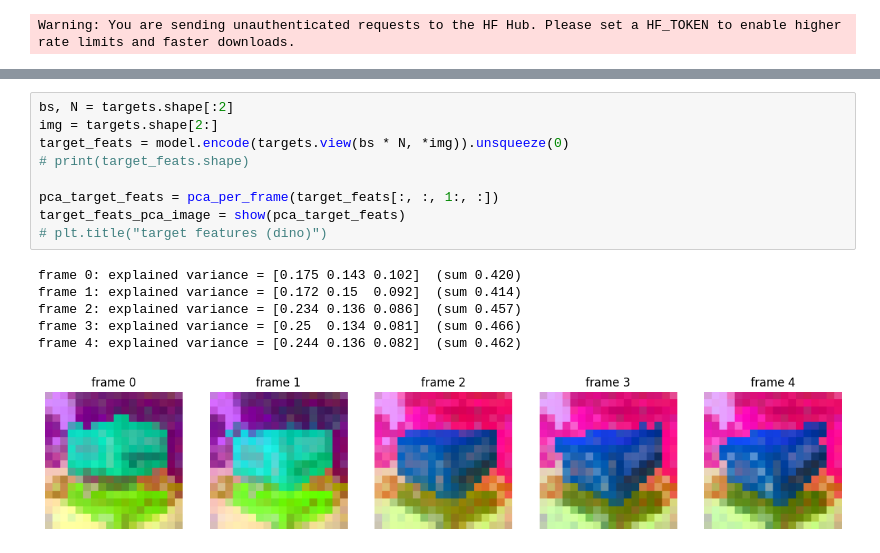
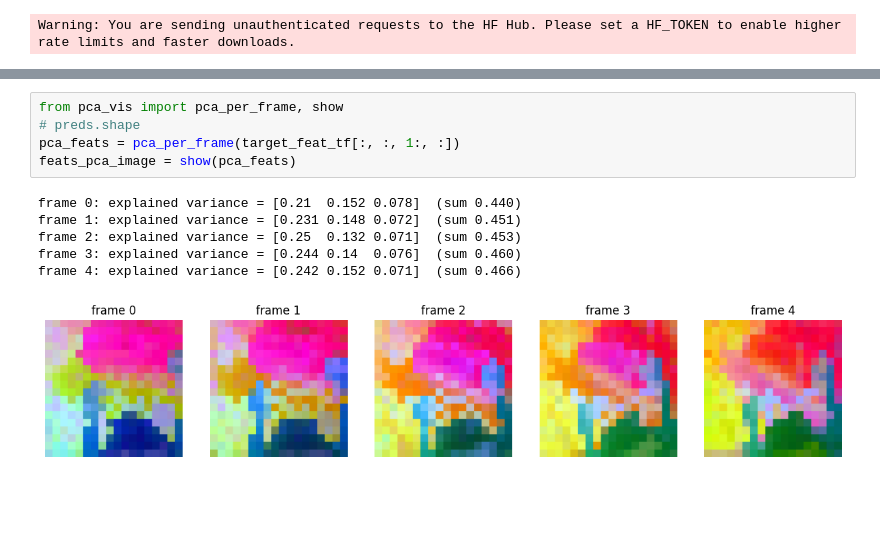
Before and after one commit to maheshreddy24/rwm, a Jupyter notebook: src/inference.ipynb, the cells around one changed output, grey strips where cells are left out. Saved outputs shown, nothing was run; the diff lists cells and outputs as text; blank space fills up the shorter version.

```diff
--- a/src/inference.ipynb
+++ b/src/inference.ipynb
@@ -256,16 +133,12 @@ for s in range(S):
-# %%
-bs, N = targets.shape[:2]
-img = targets.shape[2:]
-target_feats = model.encode(targets.view(bs * N, *img)).unsqueeze(0)
-# print(target_feats.shape)
-
-pca_target_feats = pca_per_frame(target_feats[:, :, 1:, :])
-target_feats_pca_image = show(pca_target_feats)
-# plt.title("target features (dino)")
-# %% [output]
-frame 0: explained variance = [0.175 0.143 0.102]  (sum 0.420)
-frame 1: explained variance = [0.172 0.15  0.092]  (sum 0.414)
-frame 2: explained variance = [0.234 0.136 0.086]  (sum 0.457)
-frame 3: explained variance = [0.25  0.134 0.081]  (sum 0.466)
-frame 4: explained variance = [0.244 0.136 0.082]  (sum 0.462)
-[figure, removed]
+# %%
+from pca_vis import pca_per_frame, show
+# preds.shape
+pca_feats = pca_per_frame(target_feat_tf[:, :, 1:, :])
+feats_pca_image = show(pca_feats)
+# %% [output]
+frame 0: explained variance = [0.21  0.152 0.078]  (sum 0.440)
+frame 1: explained variance = [0.231 0.148 0.072]  (sum 0.451)
+frame 2: explained variance = [0.25  0.132 0.071]  (sum 0.453)
+frame 3: explained variance = [0.244 0.14  0.076]  (sum 0.460)
+frame 4: explained variance = [0.242 0.152 0.071]  (sum 0.466)
+[figure, added]
```
Also changed, not shown: parts of 35 cells of this notebook, 1 other file.
